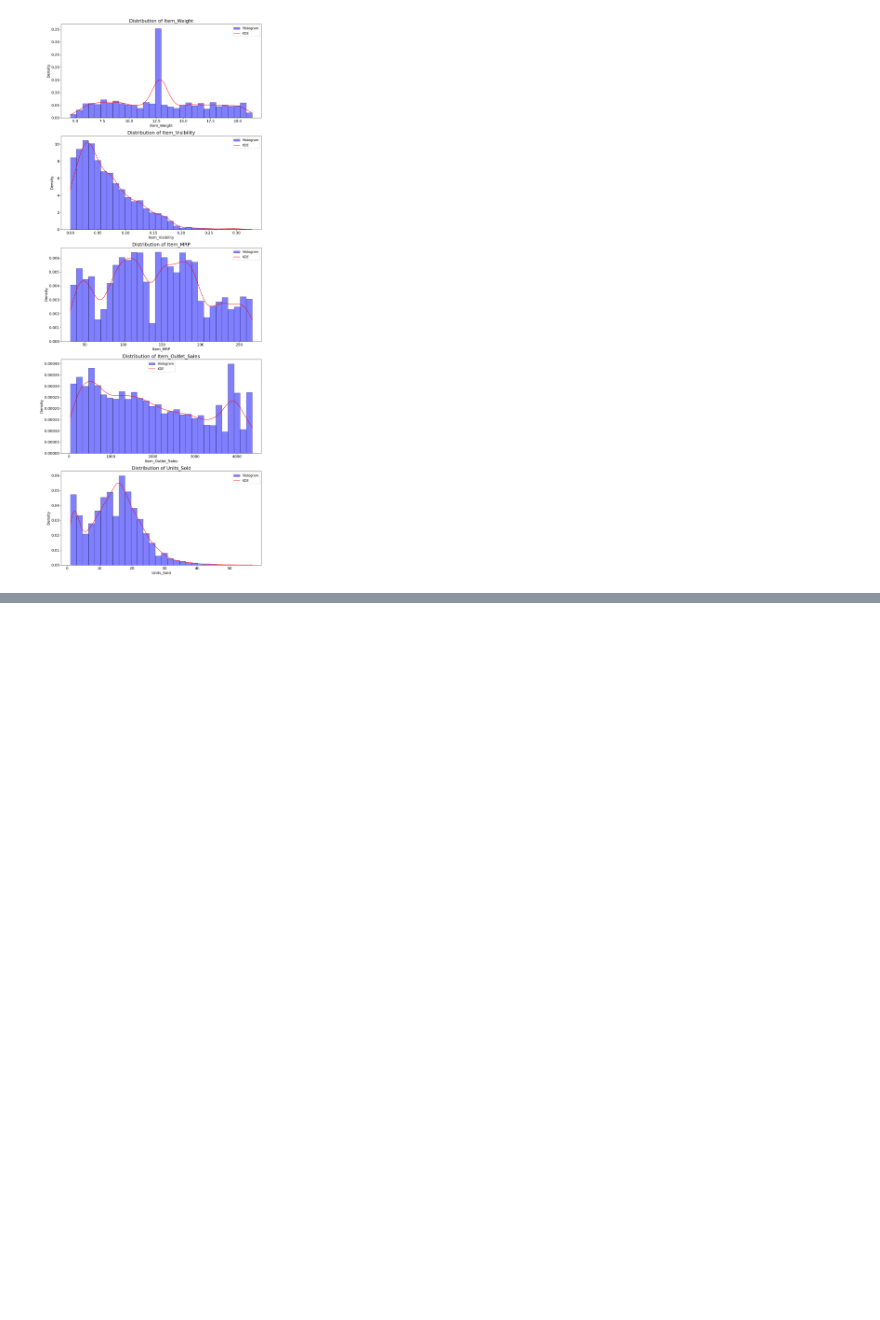
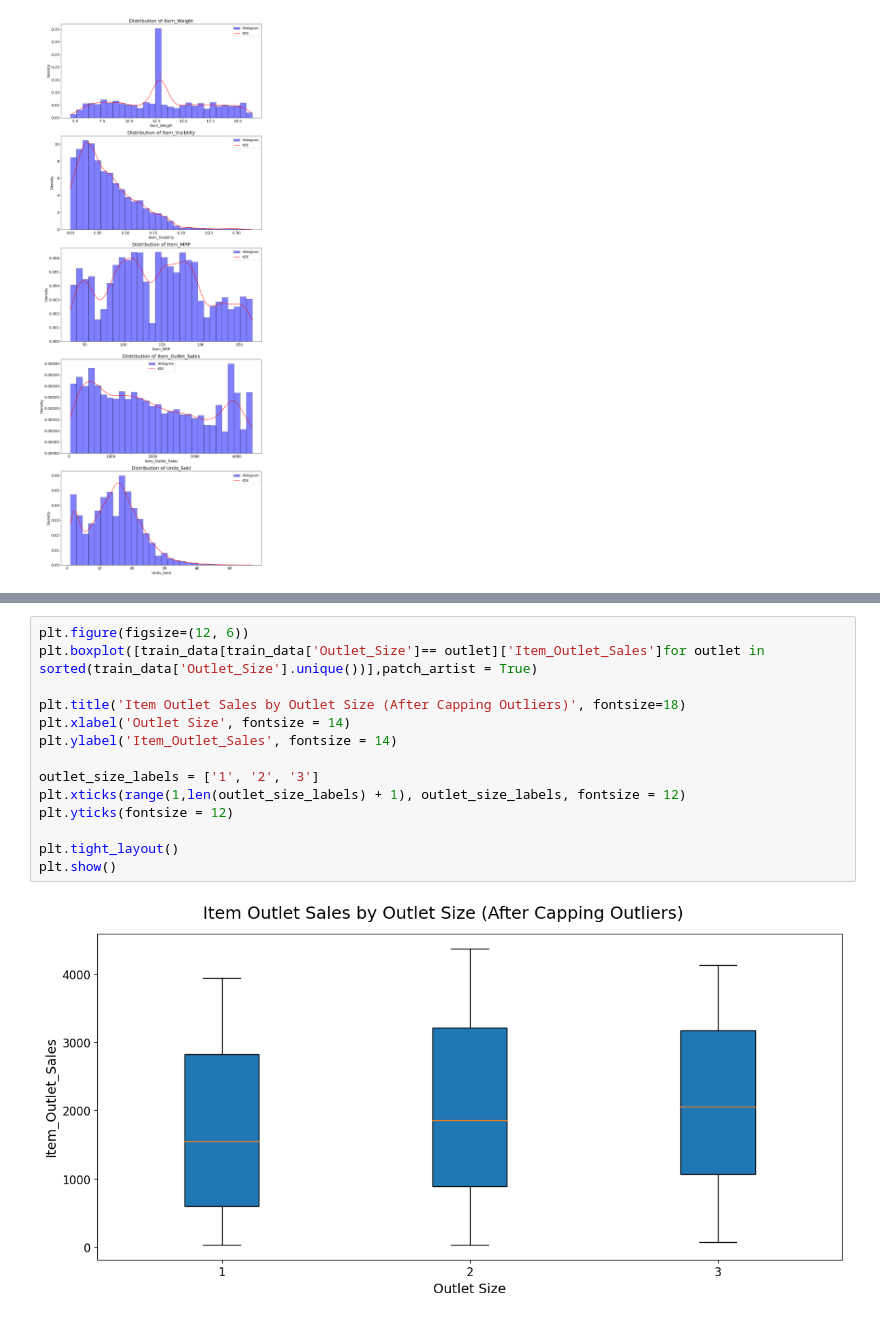
Before and after one commit to AromaDsouza/BigMart_Sales_Prediction, a Jupyter notebook: BigMart_Sales_Prediction.ipynb, the cells around one changed output, grey strips where cells are left out. Cells and saved outputs as stored; diff of their text form; blank space fills up the shorter version.

```diff
--- a/BigMart_Sales_Prediction.ipynb
+++ b/BigMart_Sales_Prediction.ipynb
@@ -636,0 +607,16 @@ create_boxplot(train_data, 'Outlet_Location_Type', 'Item_Outlet_Sales')
+# %%
+plt.figure(figsize=(12, 6))
+plt.boxplot([train_data[train_data['Outlet_Size']== outlet]['Item_Outlet_Sales']for outlet in sorted(train_data['Outlet_Size'].unique())],patch_artist = True)
+
+plt.title('Item Outlet Sales by Outlet Size (After Capping Outliers)', fontsize=18)
+plt.xlabel('Outlet Size', fontsize = 14)
+plt.ylabel('Item_Outlet_Sales', fontsize = 14)
+
+outlet_size_labels = ['1', '2', '3']
+plt.xticks(range(1,len(outlet_size_labels) + 1), outlet_size_labels, fontsize = 12)
+plt.yticks(fontsize = 12)
+
+plt.tight_layout()
+plt.show()
+# %% [output]
+[figure, added]
```
Also changed, not shown: parts of 6 cells of this notebook.
